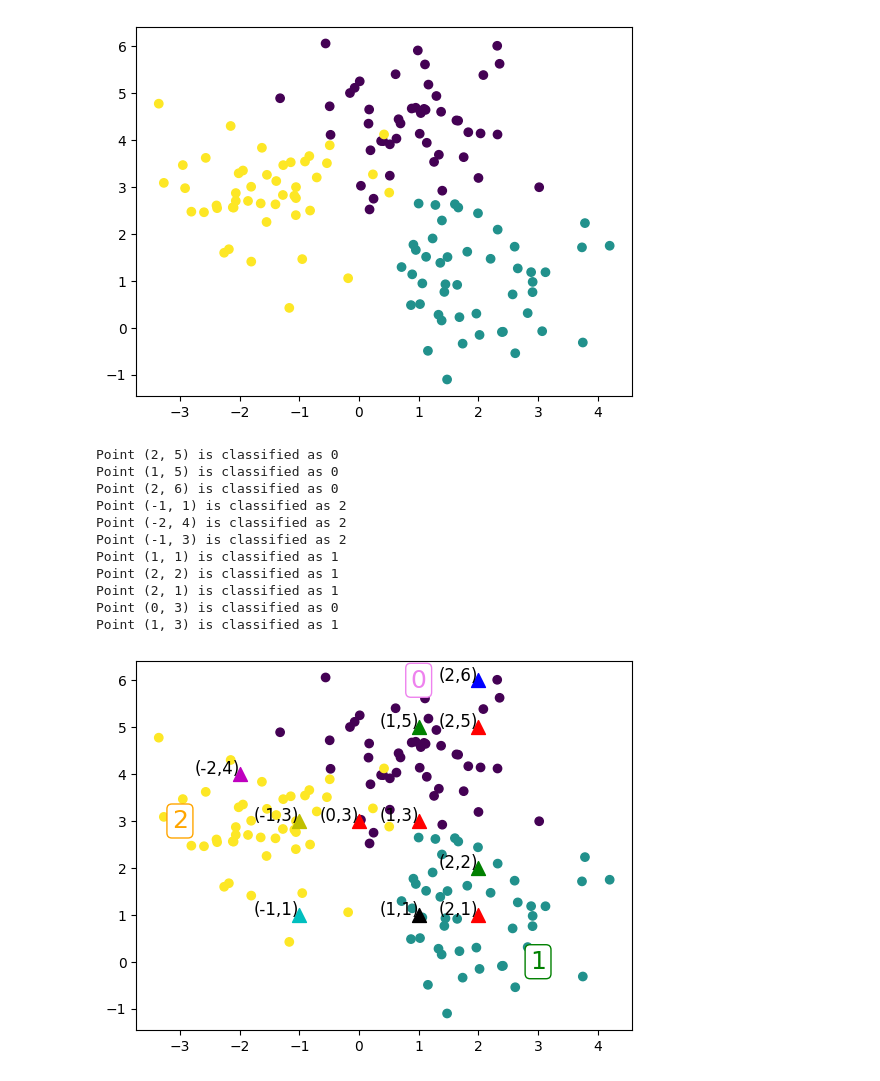
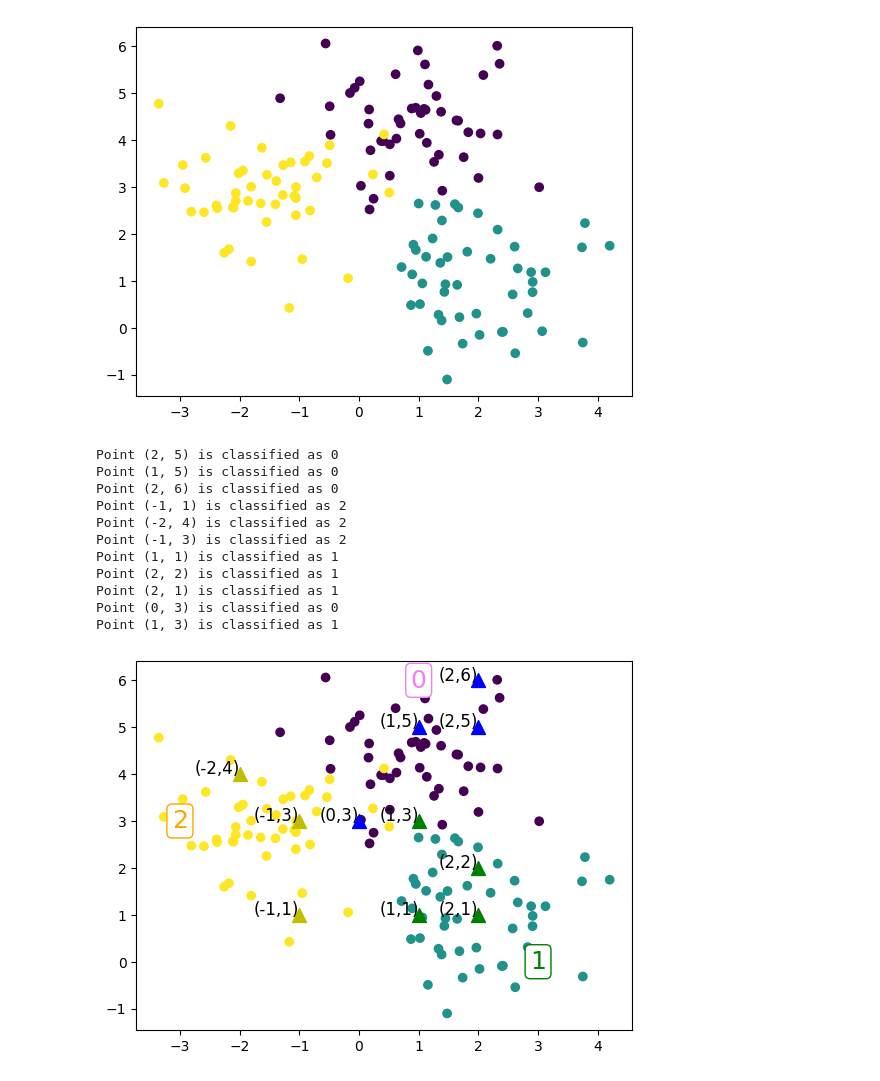
Before and after one commit to GrindelfP/k-nearest-neighbors-exericise, a Jupyter notebook: k_nearest_neighbors.ipynb, the cells around one changed output. Drawn from its saved outputs; the diff is of its cells as text; code cells hidden in the pictures.

```diff
--- a/k_nearest_neighbors.ipynb
+++ b/k_nearest_neighbors.ipynb
@@ -84,38 +84,42 @@ def k_nearest(k, element, X, y) -> int:
 points = [[2, 5], [1, 5], [2, 6], [-1, 1], [-2, 4], [-1, 3], [1, 1], [2, 2], [2, 1], [0, 3], [1, 3]]
 # %%
 plt.scatter(X[:, 0], X[:, 1], c=y)
-colors = ['r', 'g', 'b', 'c', 'm', 'y', 'k', 'g', 'r', 'r', 'r']
 for i, (x, y_) in enumerate(points):
-    plt.scatter(x, y_, marker='^', color=colors[i], s=100)
-    plt.text(x, y_, f'({x},{y_})', fontsize=12, ha='right')
     group = k_nearest(3, (x, y_), X, y)
+    color = ""
     if group == 0:
         print(f'\033[95mPoint {(x, y_)} is classified as {group}\033[0m')
+        color = 'b'
     elif group == 1:
         print(f'\033[92mPoint {(x, y_)} is classified as {group}\033[0m')
+        color = 'g'
     elif group == 2:
         print(f'\033[38;2;255;128;0mPoint {(x, y_)} is classified as {group}\033[0m')
+        color = 'y'
+
+    plt.scatter(x, y_, marker='^', color=color, s=100)
+    plt.text(x, y_, f'({x},{y_})', fontsize=12, ha='right')
 
 
 big_digits = [(1, 6, 0, 'violet'), (3, 0, 1, 'green'), (-3, 3, 2, 'orange')]
 
 for x, y_, digit, color in big_digits:
     plt.text(x, y_, str(digit), fontsize=18, ha='center', va='center', color=color,
              bbox=dict(facecolor='white', edgecolor=color, boxstyle='round,pad=0.2'))
 
 
 
 plt.show()
 # %% [output]
 Point (2, 5) is classified as 0
 Point (1, 5) is classified as 0
 Point (2, 6) is classified as 0
 Point (-1, 1) is classified as 2
 Point (-2, 4) is classified as 2
 Point (-1, 3) is classified as 2
 Point (1, 1) is classified as 1
 Point (2, 2) is classified as 1
 Point (2, 1) is classified as 1
 Point (0, 3) is classified as 0
 Point (1, 3) is classified as 1
-[figure, old version]
+[figure, new version]
```
